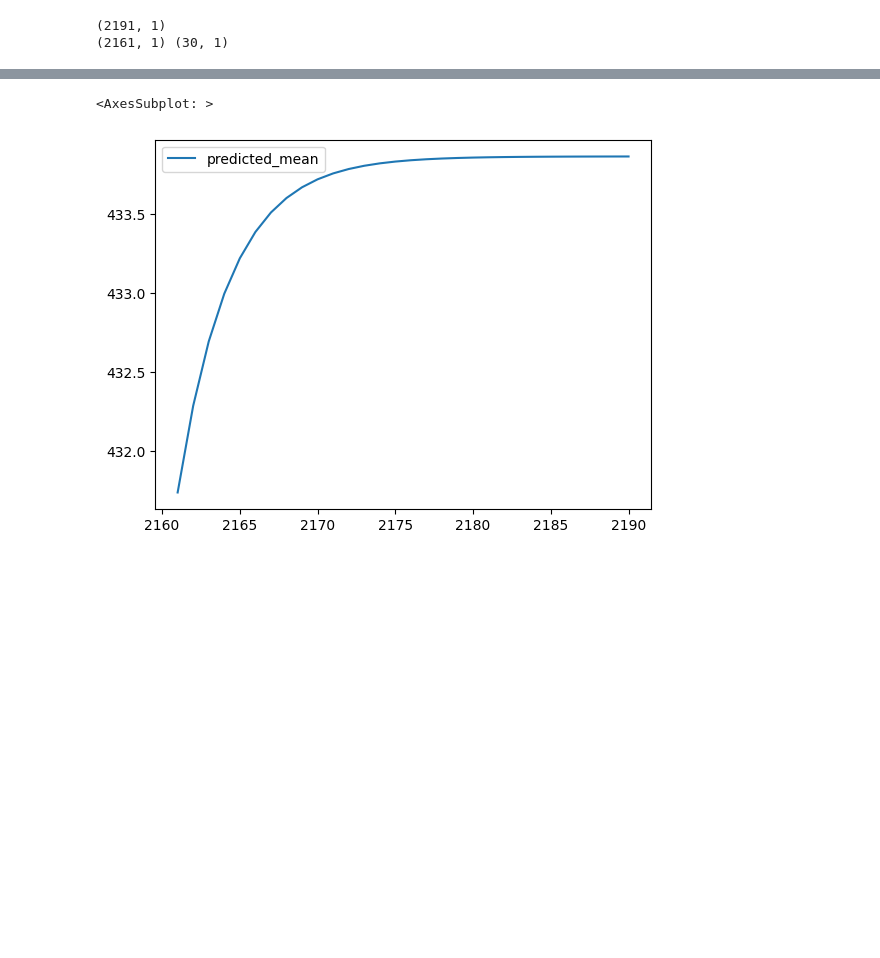
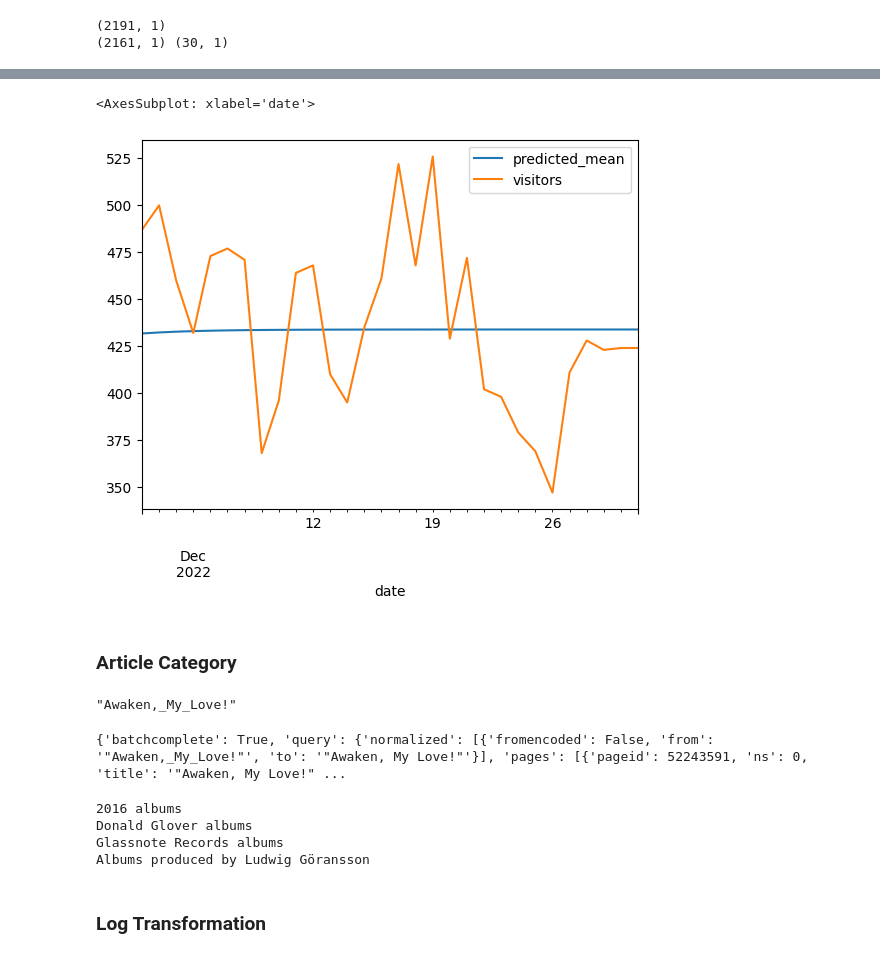
Before and after one commit to AmalCPauly/Web-Traffic-Time-Series-Forecasting, a Jupyter notebook: web-traffic-forecasting.ipynb, the cells around one changed output, grey strips where cells are left out. Cells and saved outputs as stored; diff of their text form; code cells hidden in the pictures; blank space fills up the shorter version.

```diff
--- a/web-traffic-forecasting.ipynb
+++ b/web-traffic-forecasting.ipynb
@@ -150,6 +165,8 @@ nulls[nulls[0] != 0]
 | Yeaw_v._Boy_Scouts_of_America | 6 |
 | Zoolander_No._2 | 143 |
 # %%
-df = pd.read_csv('data.csv')
+# Reading CSV file.
+df = pd.read_csv('data.csv', index_col = 'article')
+df.columns = pd.to_datetime(df.columns, format='%d-%m-%Y')
 df.head()
 # %% [output]
@@ -163,3 +180,0 @@ df.head()
-# %%
-df.set_index('article', inplace=True)
-df
@@ -296,7 +243,8 @@ import numpy as np
 import matplotlib.pyplot as plt
 from statsmodels.tsa.ar_model import AutoReg
 # %%
-df_1 = df.loc[articles[300]]
+df = get_stacked_df()
+df_1 = df.loc[articles[0]]
 X = df_1.values
 X
 # %% [output]
@@ -416,6 +387,6 @@ import numpy as np
 # %%
 df_1 = df.loc[articles[0]]
-df_1.index = pd.to_datetime(df_1.index)
+df_1.index = pd.to_datetime(df_1.index, format='%d-%m-%Y')
 df_1
 # %% [output]
 |  | visitors |
@@ -545,6 +516,45 @@ pred_df
 # %%
 pred.plot(legend = True)
-#test['visitors'].plot(legend = True)
+test['visitors'].plot(legend = True)
 # %% [output]
-<AxesSubplot: >
+<AxesSubplot: xlabel='date'>
-[figure, old version]
+[figure, new version]
+# %% [markdown]
+### Article Category
+# %%
+article_name = titles[0]
+print(article_name)
+url = "https://en.wikipedia.org/w/api.php?action=query&prop=revisions&titles=" + article_name + "&rvslots=*&rvprop=content&formatversion=2&format=json"
+
+f = open("content.json", "w", encoding="utf-8")
+
+try:
+    page = urllib.request.urlopen(url)
+except:
+    f.write('')
+else:
+    f.write(page.read().decode() + '\n')
+
+f.close()
+# %% [output]
+"Awaken,_My_Love!"
+# %%
+f = open('content.json', 'r', encoding="utf-8")
+lines = f.readlines()
+for line in lines:
+    d = json.loads(line)
+    print(d)
+# %% [output]
+{'batchcomplete': True, 'query': {'normalized': [{'fromencoded': False, 'from': '"Awaken,_My_Love!"', 'to': '"Awaken, My Love!"'}], 'pages': [{'pageid': 52243591, 'ns': 0, 'title': '"Awaken, My Love!" ...
+# %%
+content = d['query']['pages'][0]['revisions'][0]['slots']['main']['content']
+for i in content.splitlines():
+    if i.startswith('[[Category:'):
+        print(i[11:-2])
+# %% [output]
+2016 albums
+Donald Glover albums
+Glassnote Records albums
+Albums produced by Ludwig Göransson
+# %% [markdown]
+### Log Transformation
```
Also changed, not shown: parts of 31 cells of this notebook.
